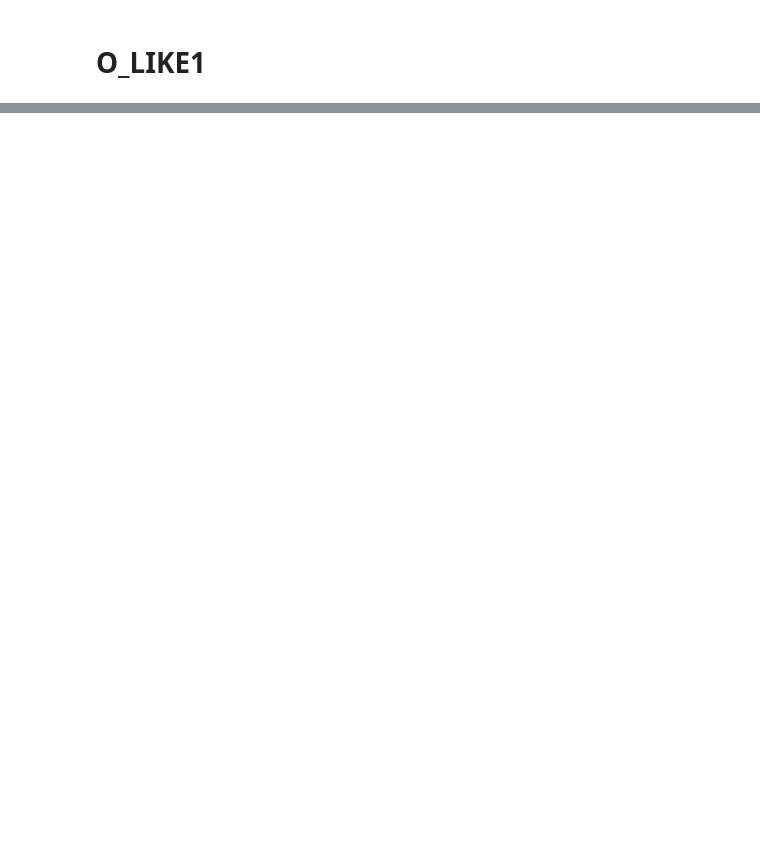
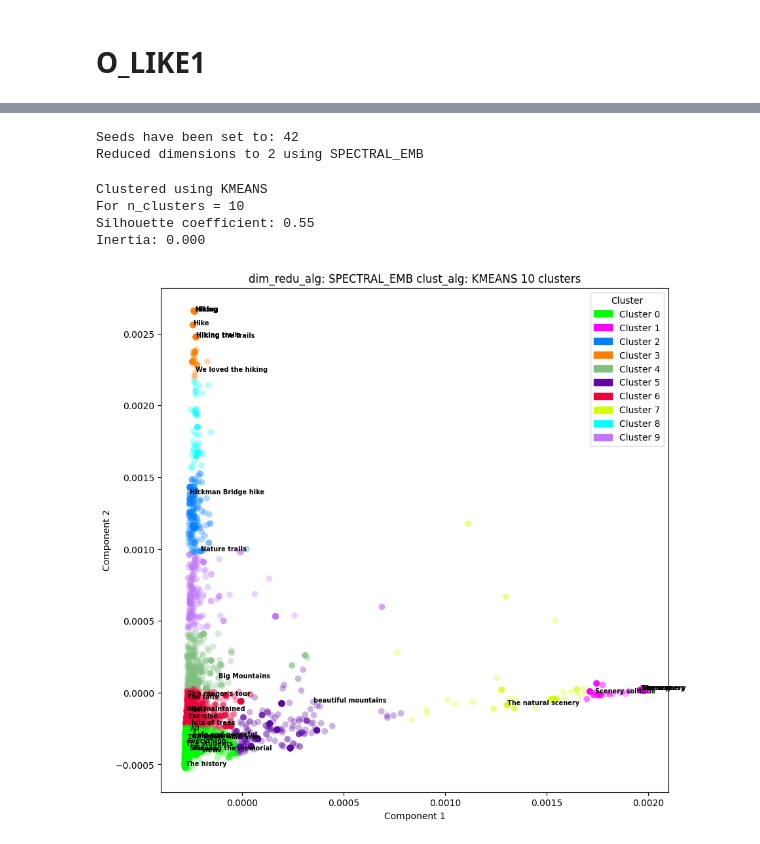
Before and after one commit to austinlackey/nps-sem, a Jupyter notebook: Code/test.ipynb, the cells around one changed output, grey strips where cells are left out. Drawn from its saved outputs; the diff is of its cells as text; code cells hidden in the pictures; blank space fills up the shorter version.

```diff
--- a/Code/test.ipynb
+++ b/Code/test.ipynb
@@ -456,0 +531,15 @@ modelGN300 = api.load('word2vec-google-news-300')
+# %%
+spect_emb_model = NLP(data_clean['o_like1'].iloc[:], model=modelGN300)
+spect_emb_model.dimension_reduce('spectral_emb')
+# %% [output]
+Seeds have been set to: 42
+Reduced dimensions to 2 using SPECTRAL_EMB
+# %%
+spect_emb_model.clusterize('kmeans', num_clusters=10)
+spect_emb_model.viz_clusters()
+# %% [output]
+Clustered using KMEANS
+For n_clusters = 10
+Silhouette coefficient: 0.55
+Inertia: 0.000
+[figure, added]
```
Also changed, not shown: parts of 18 cells of this notebook.
